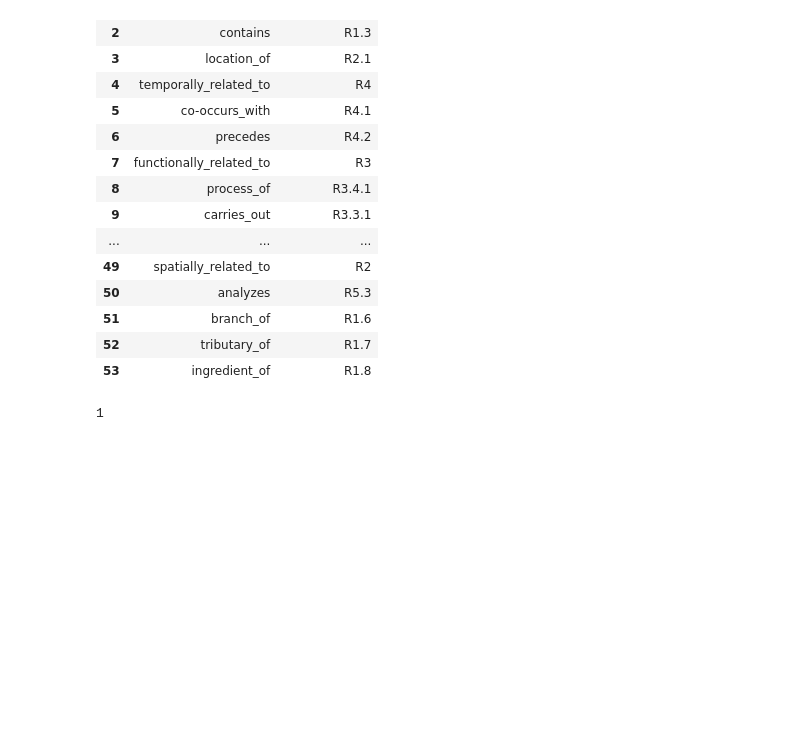
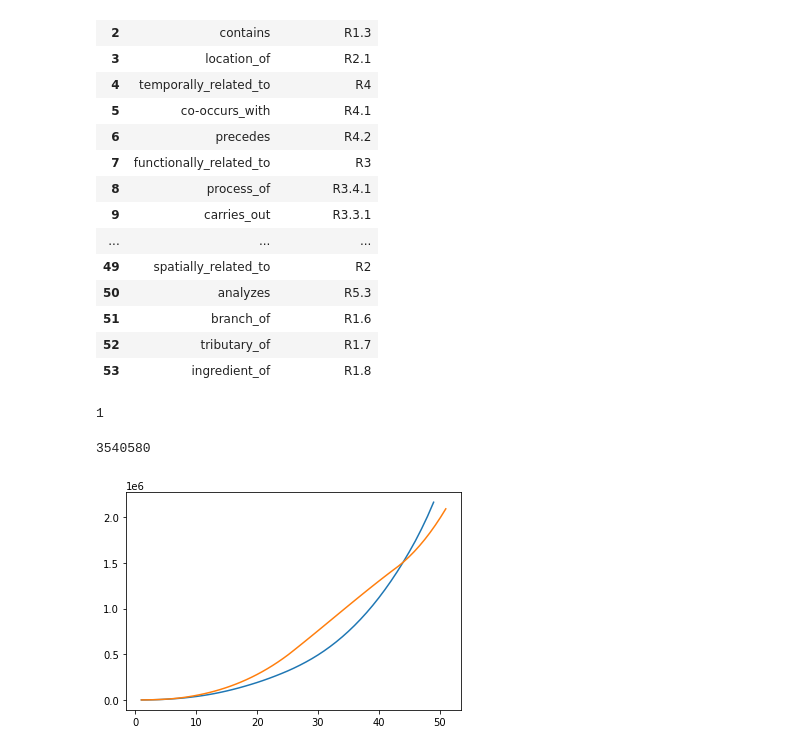
Before and after one commit to r-caplier/Anastomosis, a Jupyter notebook: src/Untitled.ipynb, the cells around one changed output. Cells and saved outputs as stored; diff of their text form; code cells hidden in the pictures; blank space fills up the shorter version.

```diff
--- a/src/Untitled.ipynb
+++ b/src/Untitled.ipynb
@@ -107,0 +244,19 @@ sum(is_useful)
+# %%
+sum(new_xp[-10:])
+# %% [output]
+3540580
+# %%
+old_xp_acc = []
+cur = 0
+for x in old_xp:
+    cur += x
+    old_xp_acc.append(cur)
+
+new_xp_acc = []
+cur = 0
+for x in new_xp:
+    cur += x
+    new_xp_acc.append(cur)
+
+old_xp_acc = np.array(old_xp_acc)
+new_xp_acc = np.array(new_xp_acc)
@@ -107,0 +266,6 @@ sum(is_useful)
+# %%
+plt.plot(range(1, len(old_xp[:49]) + 1), old_xp_acc[:49])
+plt.plot(np.linspace(1, 51, 59), new_xp_acc[:59])
+plt.show()
+# %% [output]
+[figure, added]
```
Also changed, not shown: parts of 5 cells of this notebook, 8 other files.
